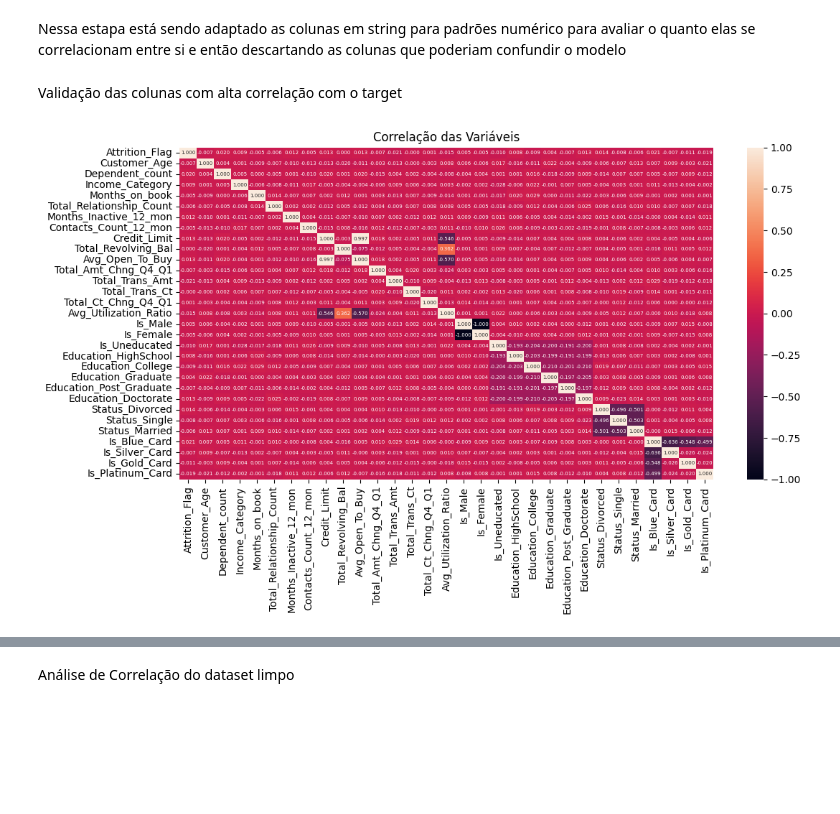
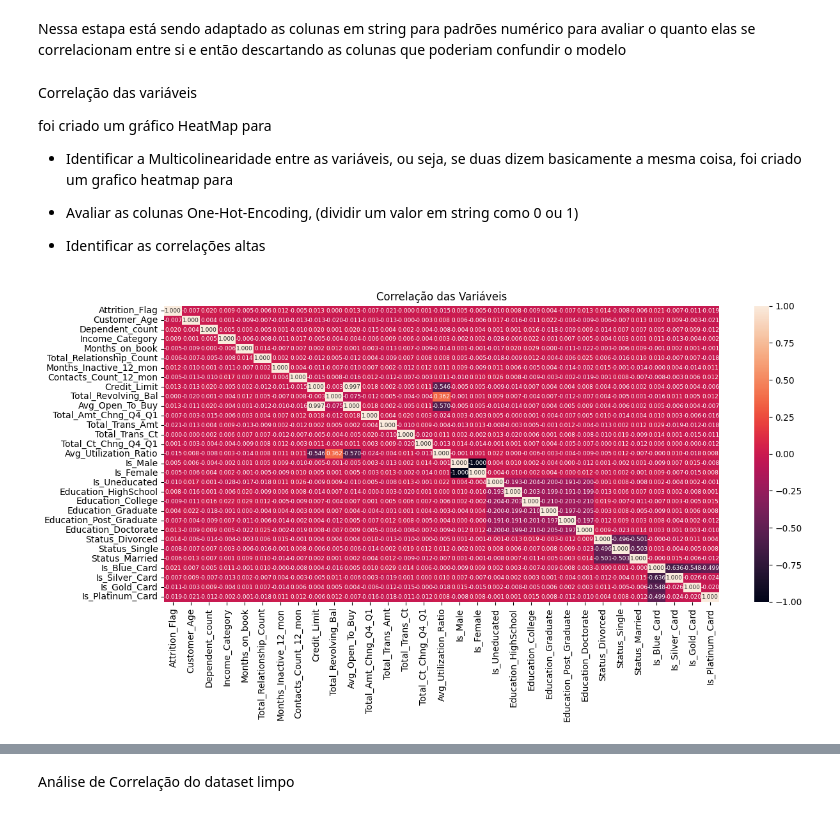
Before and after one commit to rpf991/Previsao_Churning_Clientes_Credito, a Jupyter notebook: notebooks/data_analysis.ipynb, the cells around one changed output, grey strips where cells are left out. Saved outputs shown, nothing was run; the diff lists cells and outputs as text; code cells hidden in the pictures; blank space fills up the shorter version.

Commit message:
remocao_colunas_modelo

```diff
--- a/notebooks/data_analysis.ipynb
+++ b/notebooks/data_analysis.ipynb
@@ -171,17 +166,26 @@ df_base_credit['Is_Silver_Card'] = df_base_credit['Card_Category'].map(lambda x:
 df_base_credit['Is_Gold_Card'] = df_base_credit['Card_Category'].map(lambda x: x == 'Gold').astype("int")
 df_base_credit['Is_Platinum_Card'] = df_base_credit['Card_Category'].map(lambda x: x == 'Platinum').astype("int")
 # %% [markdown]
-Validação das colunas com alta correlação com o target
+Correlação das variáveis
+
+foi criado um gráfico HeatMap para
+
+* Identificar a Multicolinearidade entre as variáveis, ou seja, se duas dizem basicamente a mesma coisa,
+foi criado um grafico heatmap para
+
+* Avaliar as colunas One-Hot-Encoding, (dividir um valor em string como 0 ou 1)
+
+* Identificar as correlações altas
 # %%
-base_correlacao = df_base_credit.drop(columns=['Gender', 'CLIENTNUM',
-                                               'Marital_Status', 'Card_Category',
-                                               'Education_Level']).corr()
+df_correlations = df_base_credit.drop(columns=['Gender', 'CLIENTNUM', 'Marital_Status',
+                                               'Card_Category', 'Education_Level']
+                                        ).corr()
 
-plt.figure(figsize=(12, 6))
+plt.figure(figsize=(14, 6))
 
-sns.heatmap(data=base_correlacao,
-            annot=True, fmt=".3f", annot_kws={"size": 5})
+sns.heatmap(data=df_correlations,
+            annot=True, fmt=".3f", annot_kws={"size": 6.5})
 plt.title("Correlação das Variáveis")
 plt.show()
 # %% [output]
-[figure, old version]
+[figure, new version]
```
Also changed, not shown: parts of 33 cells of this notebook, 1 other file.
